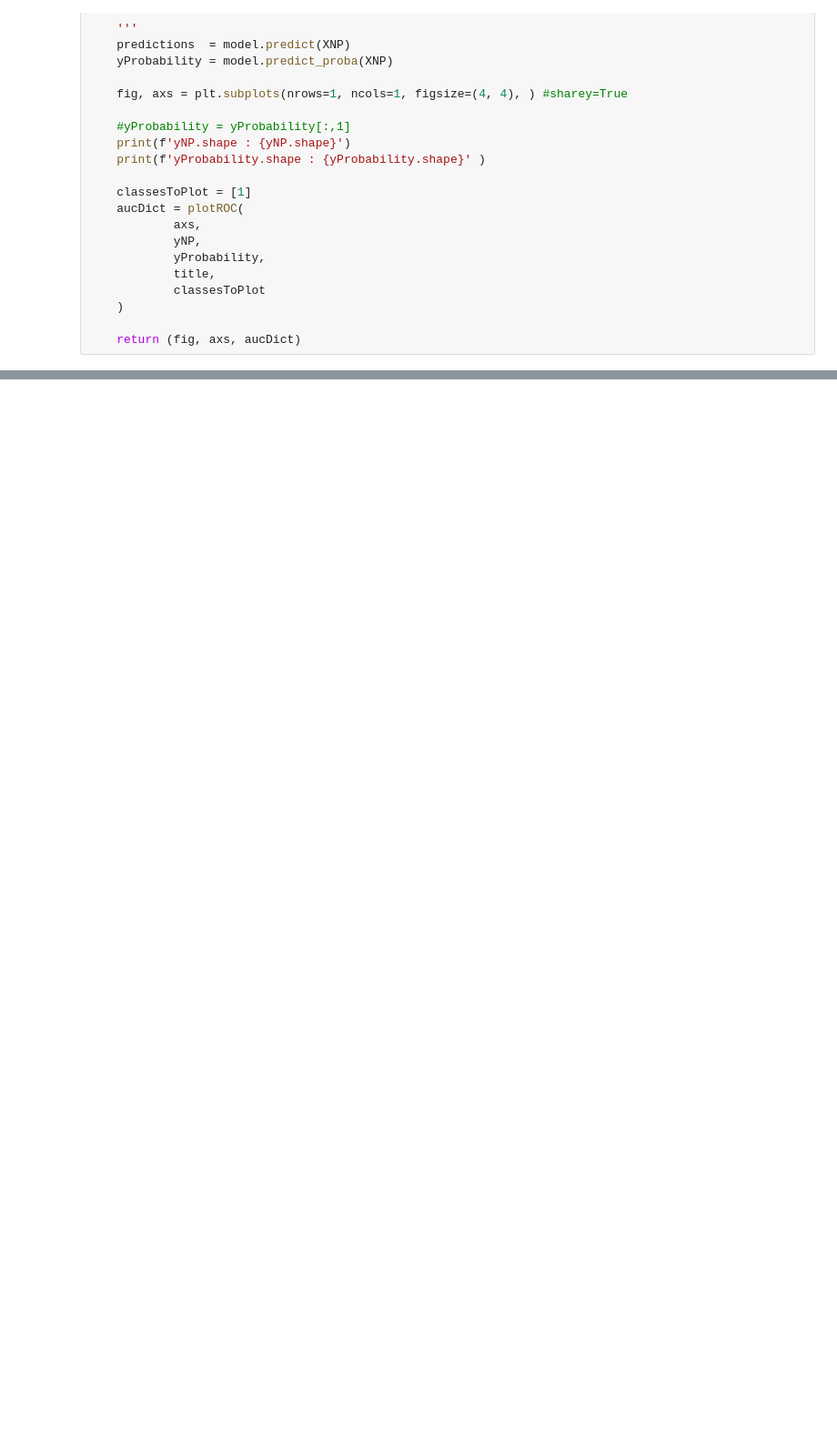
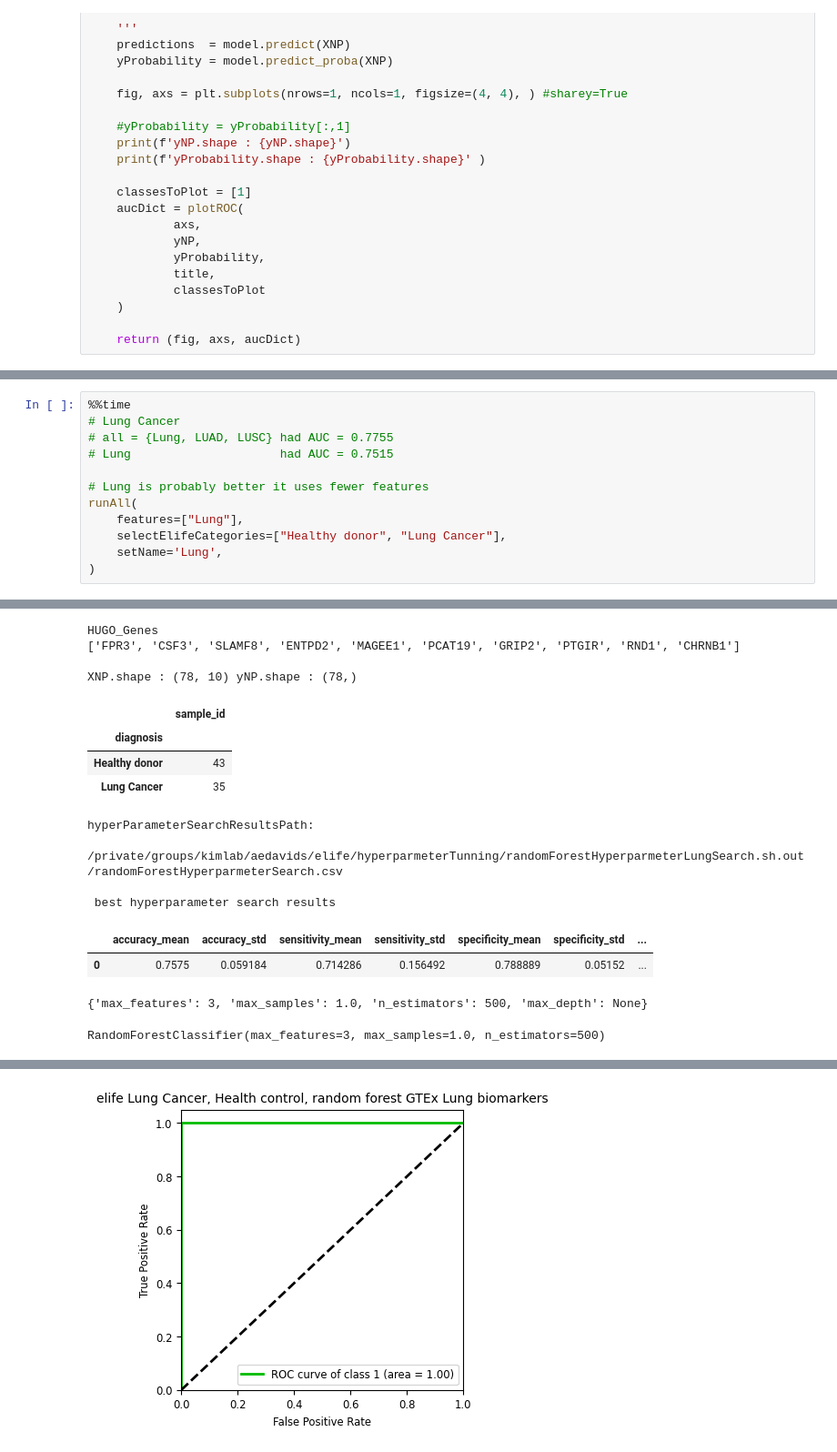
Before and after one commit to aedavids/extraCellularRNA, a Jupyter notebook: intraExtraRNA_POC/jupyterNotebooks/elife/elifeBinaryRandomForestResults.ipynb, the cells around one changed output, grey strips where cells are left out. Shown at 91% size. Drawn from its saved outputs; the diff is of its cells as text; blank space fills up the shorter version.

```diff
--- a/intraExtraRNA_POC/jupyterNotebooks/elife/elifeBinaryRandomForestResults.ipynb
+++ b/intraExtraRNA_POC/jupyterNotebooks/elife/elifeBinaryRandomForestResults.ipynb
@@ -307,0 +377,13 @@ array(['Esophagus Cancer', 'Lung Cancer', 'Liver Cancer',
+# %%
+%%time
+# Lung Cancer
+# all = {Lung, LUAD, LUSC} had AUC = 0.7755
+# Lung                     had AUC = 0.7515
+
+# Lung is probably better it uses fewer features
+runAll(
+    features=["Lung"],
+    selectElifeCategories=["Healthy donor", "Lung Cancer"],
+    setName='Lung',
+)
+# %% [output]
@@ -307,0 +393,16 @@ array(['Esophagus Cancer', 'Lung Cancer', 'Liver Cancer',
+HUGO_Genes
+['FPR3', 'CSF3', 'SLAMF8', 'ENTPD2', 'MAGEE1', 'PCAT19', 'GRIP2', 'PTGIR', 'RND1', 'CHRNB1']
+
+XNP.shape : (78, 10) yNP.shape : (78,)
+|  | sample_id |
+| diagnosis |  |
+| Healthy donor | 43 |
+| Lung Cancer | 35 |
+hyperParameterSearchResultsPath:
+ /private/groups/kimlab/aedavids/elife/hyperparmeterTunning/randomForestHyperparmeterLungSearch.sh.out/randomForestHyperparmeterSearch.csv
+
+ best hyperparameter search results
+|  | accuracy_mean | accuracy_std | sensitivity_mean | sensitivity_std | specificity_mean | specificity_std | ... |
+| 0 | 0.7575 | 0.059184 | 0.714286 | 0.156492 | 0.788889 | 0.05152 | ... |
+{'max_features': 3, 'max_samples': 1.0, 'n_estimators': 500, 'max_depth': None}
+RandomForestClassifier(max_features=3, max_samples=1.0, n_estimators=500)
@@ -307,0 +413 @@ array(['Esophagus Cancer', 'Lung Cancer', 'Liver Cancer',
+[figure, added]
```
Also changed, not shown: parts of 18 cells of this notebook.
